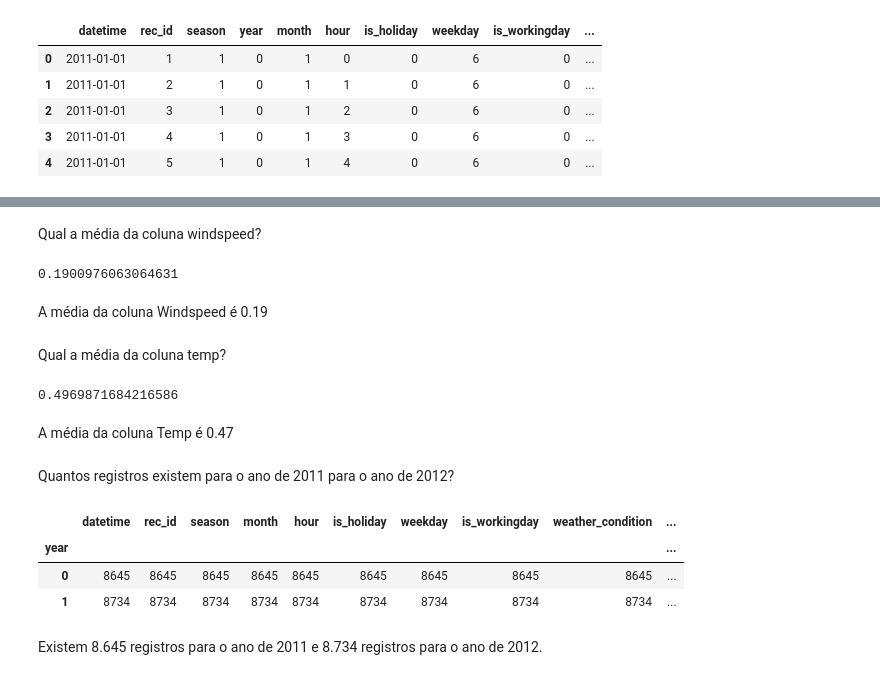
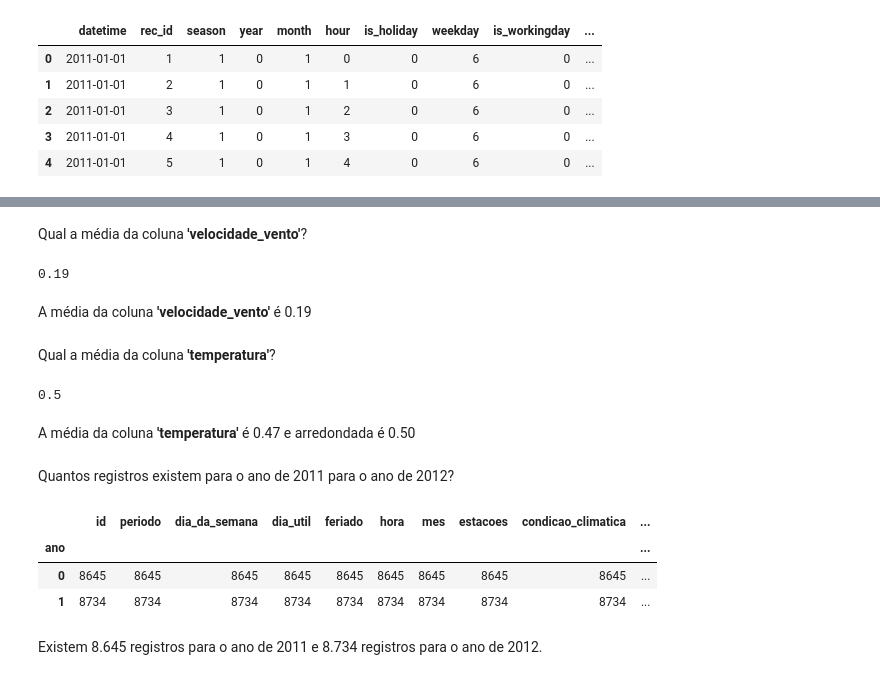
Before and after one commit to vivirocha/Bootcamp_MachineLearning, a Jupyter notebook: Trabalho1_Módulo_2_Modelos_Preditivos_e_Séries_Temporais.ipynb, the cells around one changed output, grey strips where cells are left out. Cells and saved outputs as stored; diff of their text form; code cells hidden in the pictures.

```diff
--- a/Trabalho1_Módulo_2_Modelos_Preditivos_e_Séries_Temporais.ipynb
+++ b/Trabalho1_Módulo_2_Modelos_Preditivos_e_Séries_Temporais.ipynb
@@ -52,0 +61,3 @@ bike.head()
+# %%
+bike.rename(columns={'datetime': 'periodo', 'rec_id': 'id', 'season':'estacoes','year': 'ano', 'month':'mes', 'hour': 'hora', 'is_holiday': 'feriado', 'weekday': 'dia_da_semana', 'is_workingday':'dia_util', 'weather_condition':'condicao_climatica', 'temp': 'temperatura', 'atemp': 'sensacao_termica', 'humidity': 'umidade', 'windspeed':'velocidade_vento', 'casual':'locacoes_casuais', 'registered':'locacoes_registradas', 'total_count': 'total_locacoes'},
+            inplace=True)
@@ -52,0 +77,2 @@ bike.head()
+# %%
+bike = bike[['id', 'periodo', 'dia_da_semana', 'dia_util', 'feriado', 'hora', 'mes', 'ano', 'estacoes', 'condicao_climatica', 'temperatura', 'sensacao_termica', 'umidade', 'velocidade_vento', 'locacoes_casuais', 'locacoes_registradas', 'total_locacoes' ]]
@@ -53,26 +90,30 @@ bike.head()
 # %% [markdown]
-Qual a média da coluna windspeed?
+Qual a média da coluna **'velocidade_vento'**?
-# %%
-np.mean(bike['windspeed'])
-# %% [output]
-0.1900976063064631
+# %%
+mediavento = np.mean(bike['velocidade_vento'])
+mvround = round(mediavento, 2)
+mvround
+# %% [output]
+0.19
 # %% [markdown]
-A média da coluna Windspeed é 0.19
+A média da coluna **'velocidade_vento'** é 0.19
 # %% [markdown]
-Qual a média da coluna temp?
+Qual a média da coluna **'temperatura'**?
-# %%
-np.mean(bike['temp'])
-# %% [output]
-0.4969871684216586
+# %%
+mediatemp = np.mean(bike['temperatura'])
+mtround = round(mediatemp, 2)
+mtround
+# %% [output]
+0.5
 # %% [markdown]
-A média da coluna Temp é 0.47
+A média da coluna **'temperatura'** é 0.47 e arredondada é 0.50
 # %% [markdown]
 Quantos registros existem para o ano de 2011 para o ano de 2012?
 # %%
-bike.groupby('year').count()
+bike.groupby('ano').count()
 # %% [output]
-|  | datetime | rec_id | season | month | hour | is_holiday | weekday | is_workingday | weather_condition | ... |
-| year |  |  |  |  |  |  |  |  |  | ... |
+|  | id | periodo | dia_da_semana | dia_util | feriado | hora | mes | estacoes | condicao_climatica | ... |
+| ano |  |  |  |  |  |  |  |  |  | ... |
 | 0 | 8645 | 8645 | 8645 | 8645 | 8645 | 8645 | 8645 | 8645 | 8645 | ... |
 | 1 | 8734 | 8734 | 8734 | 8734 | 8734 | 8734 | 8734 | 8734 | 8734 | ... |
 # %% [markdown]
```
Also changed, not shown: parts of 24 cells of this notebook.
